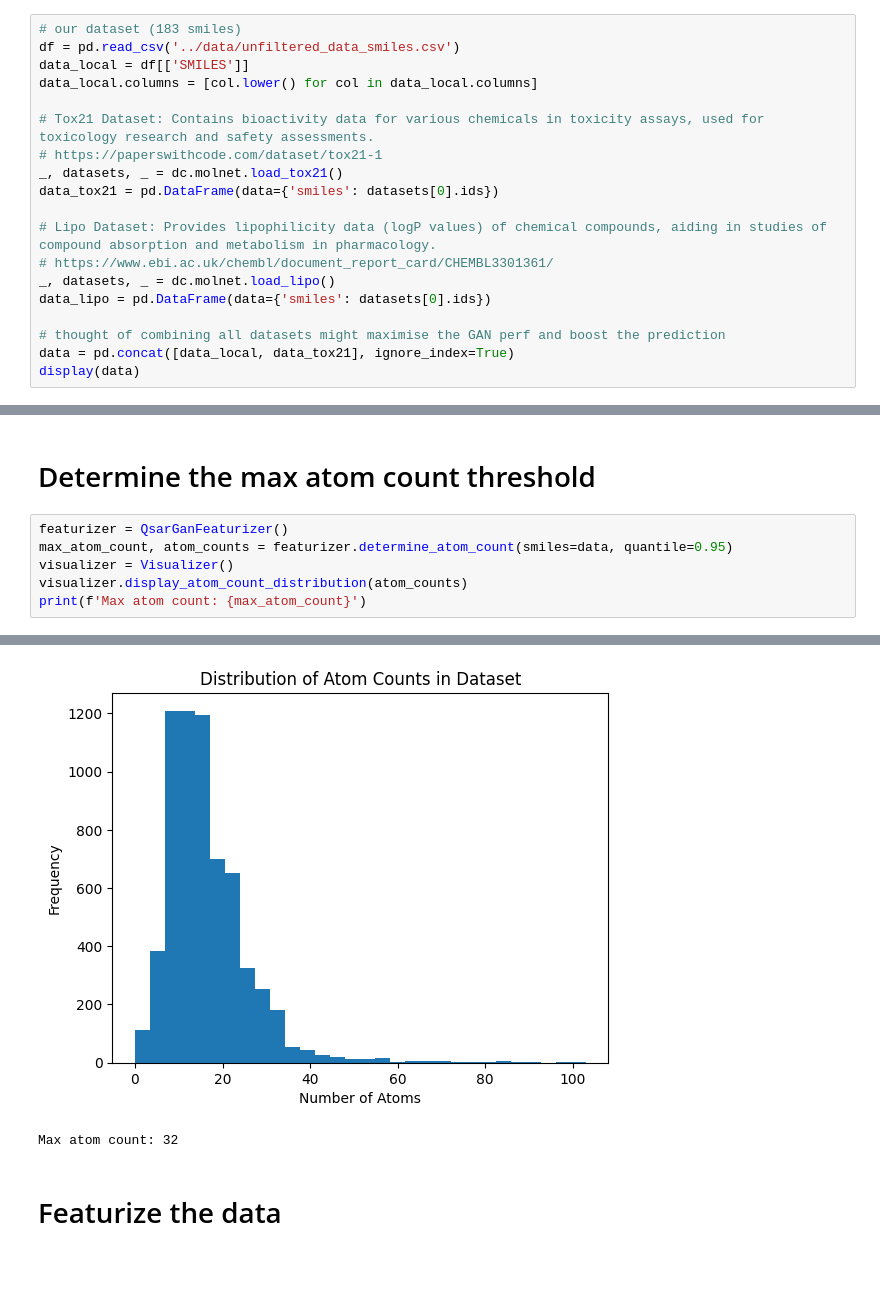
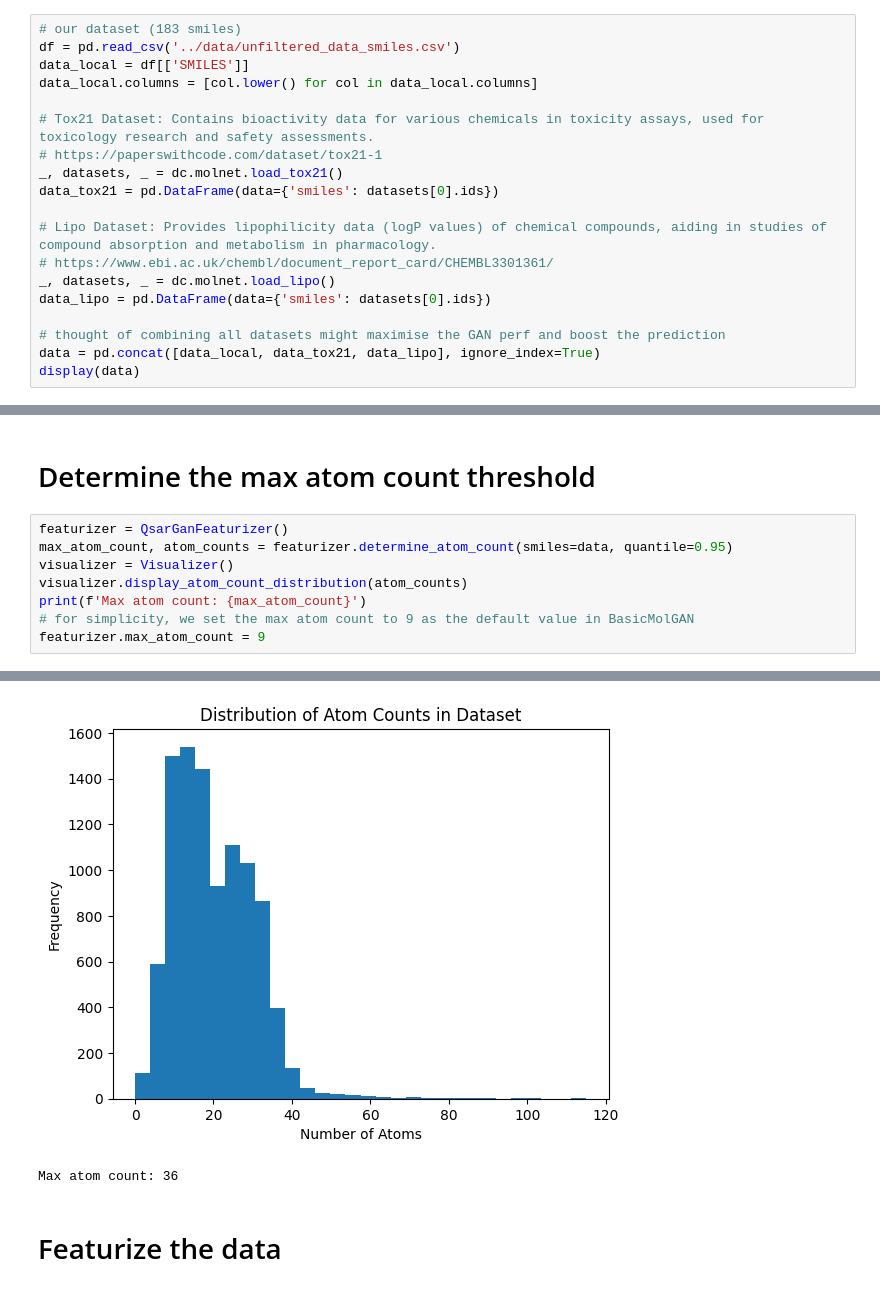
Before and after one commit to tahiri-lab/QSAR, a Jupyter notebook: tutorials/gan.ipynb, the cells around one changed output, grey strips where cells are left out. Saved outputs shown, nothing was run; the diff lists cells and outputs as text.

```diff
--- a/tutorials/gan.ipynb
+++ b/tutorials/gan.ipynb
@@ -34,7 +34,7 @@ _, datasets, _ = dc.molnet.load_lipo()
 data_lipo = pd.DataFrame(data={'smiles': datasets[0].ids})
 
 # thought of combining all datasets might maximise the GAN perf and boost the prediction
-data = pd.concat([data_local, data_tox21], ignore_index=True)
+data = pd.concat([data_local, data_tox21, data_lipo], ignore_index=True)
 display(data)
 # %% [output]
 |  | smiles |
@@ -58,4 +58,6 @@ max_atom_count, atom_counts = featurizer.determine_atom_count(smiles=data, quant
 visualizer = Visualizer()
 visualizer.display_atom_count_distribution(atom_counts)
 print(f'Max atom count: {max_atom_count}')
+# for simplicity, we set the max atom count to 9 as the default value in BasicMolGAN
+featurizer.max_atom_count = 9
 # %% [output]
@@ -79,5 +81,5 @@ print(f'Max atom count: {max_atom_count}')
-[figure, old version]
+[figure, new version]
-Max atom count: 32
+Max atom count: 36
 # %% [markdown]
 # Featurize the data
 # %%
```
Also changed, not shown: parts of 5 cells of this notebook.
